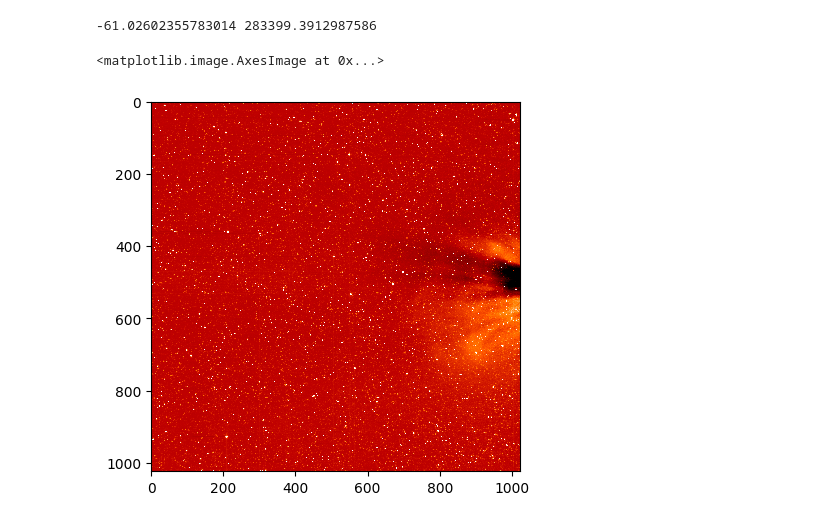
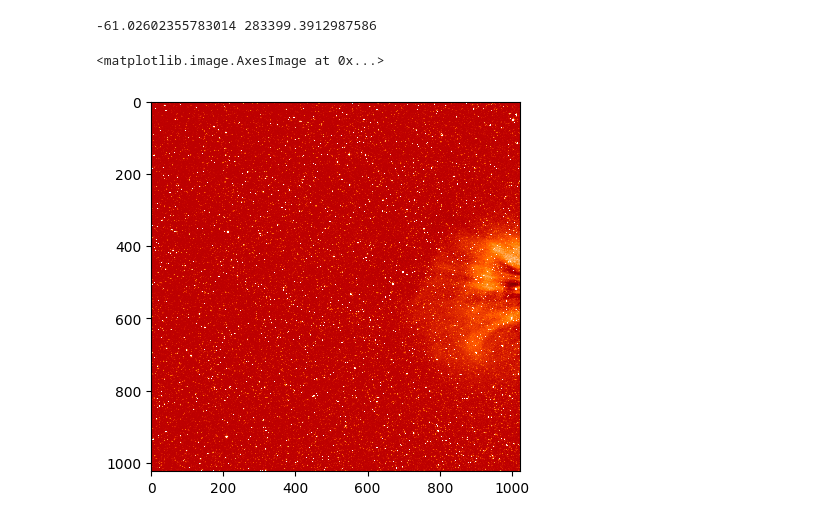
Before and after one commit to maikebauer/STEREO-HI-Data-Processing, a Jupyter notebook: test_reduction_copy.ipynb, the cells around one changed output. Saved outputs shown, nothing was run; the diff lists cells and outputs as text; code cells hidden in the pictures.

```diff
--- a/test_reduction_copy.ipynb
+++ b/test_reduction_copy.ipynb
@@ -580,10 +580,16 @@ data_nobg = data - bkgd_data
 
 # data_nobg_mean = data - bkgd_mean
 # %%
+fits_file = '/home/mbauer/Data/RAL_Sample/L2/a/img/hi_1/20081212/20081212_232901_24h1A_br01.fts'
+
+# Read the FITS file
+hdul = fits.open(fits_file)
+data = hdul[0].data
+
 f = 1
-vmin = np.median(data_nobg) - f*np.std(data_nobg)
-vmax = np.median(data_nobg) + f*np.std(data_nobg)
-plt.imshow(data_nobg, cmap='gist_heat', interpolation='none', vmin=vmin, vmax=vmax)
+vmin = np.median(data) - f*np.std(data)
+vmax = np.median(data) + f*np.std(data)
+plt.imshow(data, cmap='gist_heat', interpolation='none', vmin=vmin, vmax=vmax)
 # %% [output]
 <matplotlib.image.AxesImage at 0x...>
-[figure, old version]
+[figure, new version]
```
Also changed, not shown: parts of 27 cells of this notebook, 1 other file.
